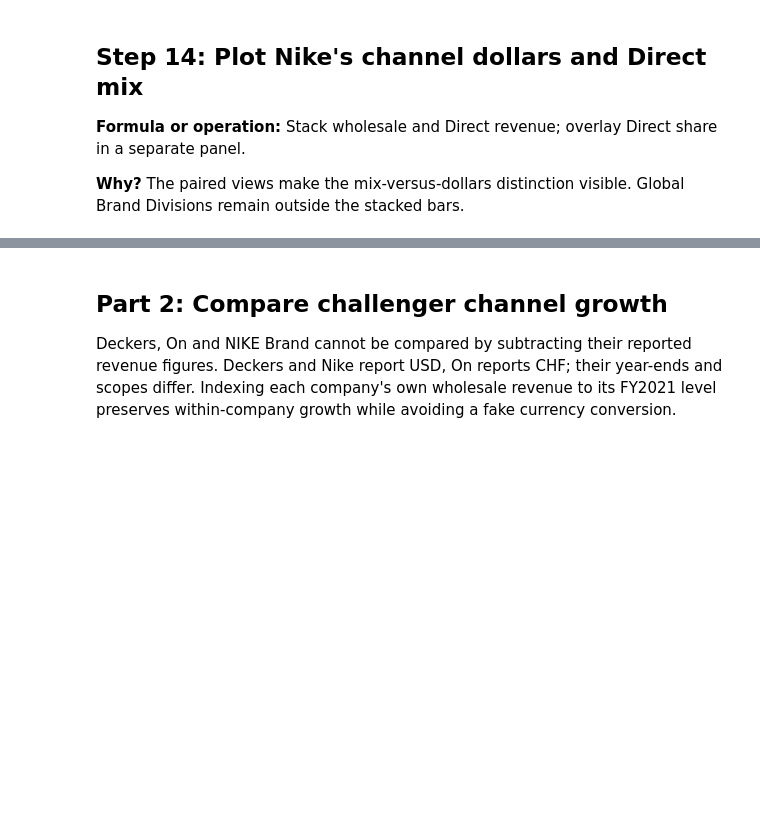
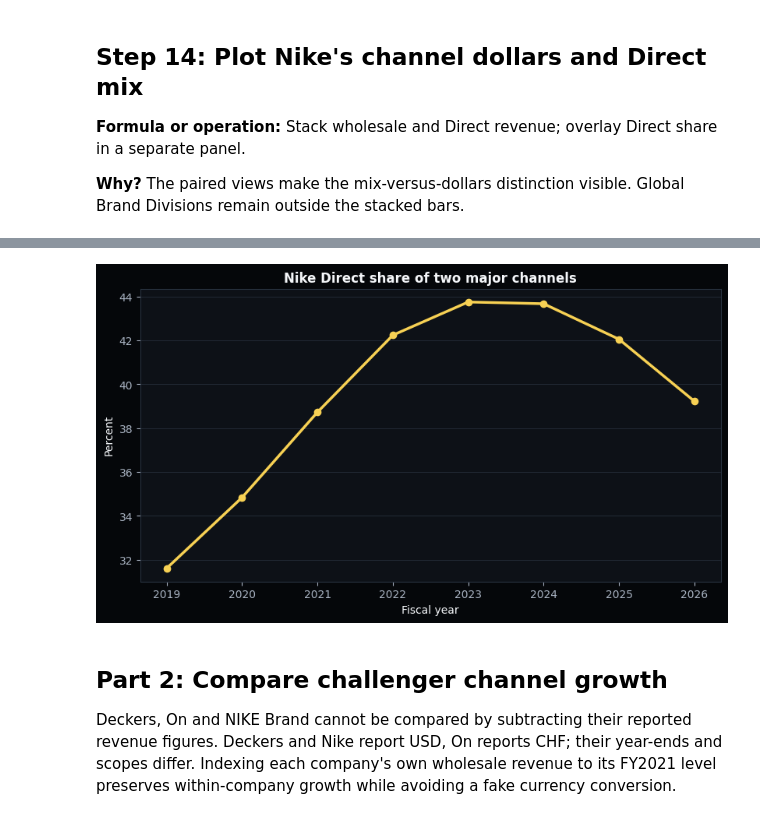
Before and after one commit to IshaPatro/Equity-Research-Report-Nike-, a Jupyter notebook: research/nike_distribution_case_study.ipynb, the cells around one changed output, grey strips where cells are left out. Cells and saved outputs as stored; diff of their text form; code cells hidden in the pictures; blank space fills up the shorter version.

```diff
--- a/research/nike_distribution_case_study.ipynb
+++ b/research/nike_distribution_case_study.ipynb
@@ -448,3 +462,14 @@ plt.show()
+# %%
+fig_nike_direct_share, ax = plt.subplots(figsize=(8, 4.5), layout='constrained')
+ax.plot(nike.fiscal_year, nike.direct_share_recalculated,
+        marker='o', color=COMPANY_COLORS['Nike'], linewidth=2.5)
+ax.set(title='Nike Direct share of two major channels',
+       ylabel='Percent', xlabel='Fiscal year')
+style_axes(ax)
+plt.savefig(output / 'nike_direct_share.png', dpi=160, bbox_inches='tight', facecolor=BACKGROUND)
+plt.show()
+# %% [output]
+[figure, added]
 # %% [markdown]
 ## Part 2: Compare challenger channel growth
 
```
Also changed, not shown: parts of 19 cells of this notebook, 57 other files.
